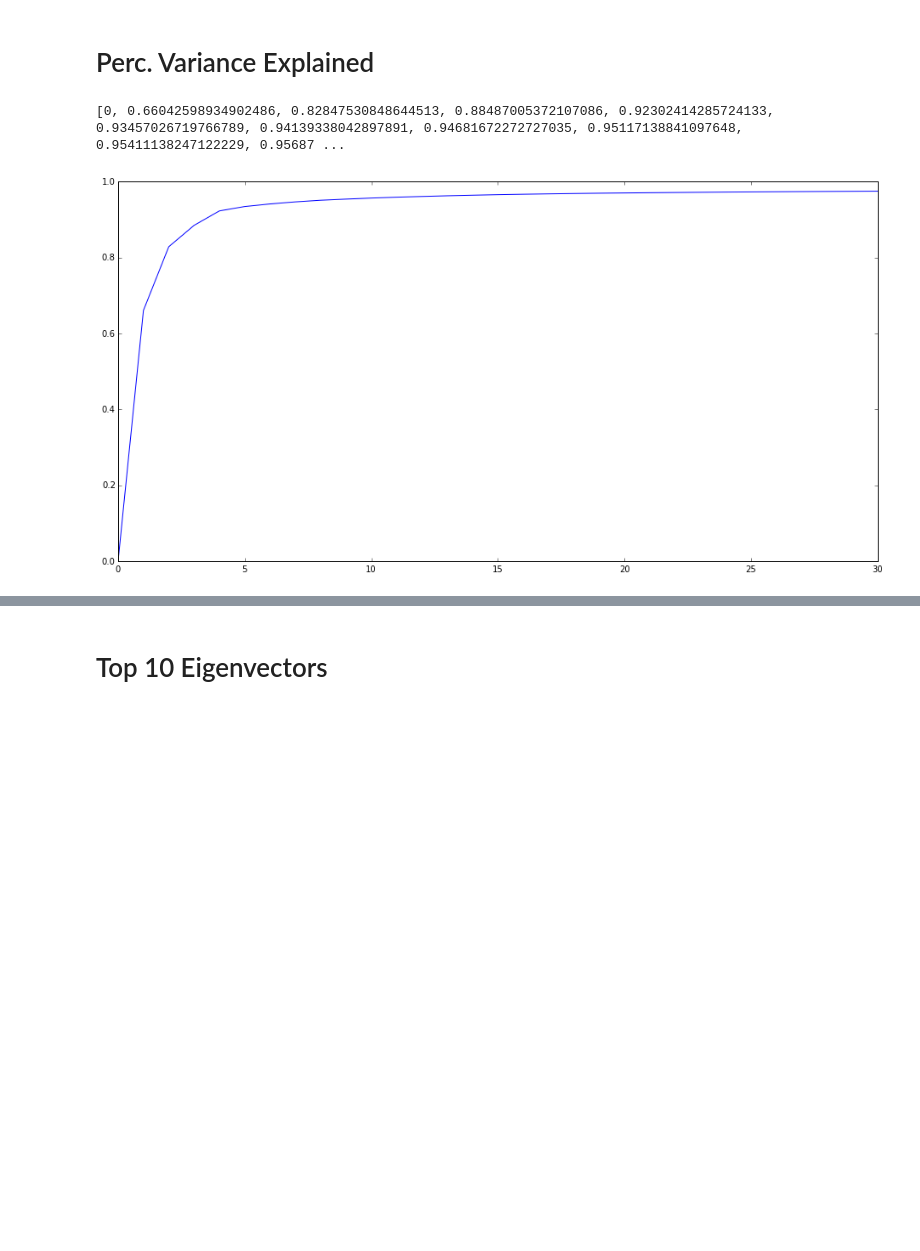
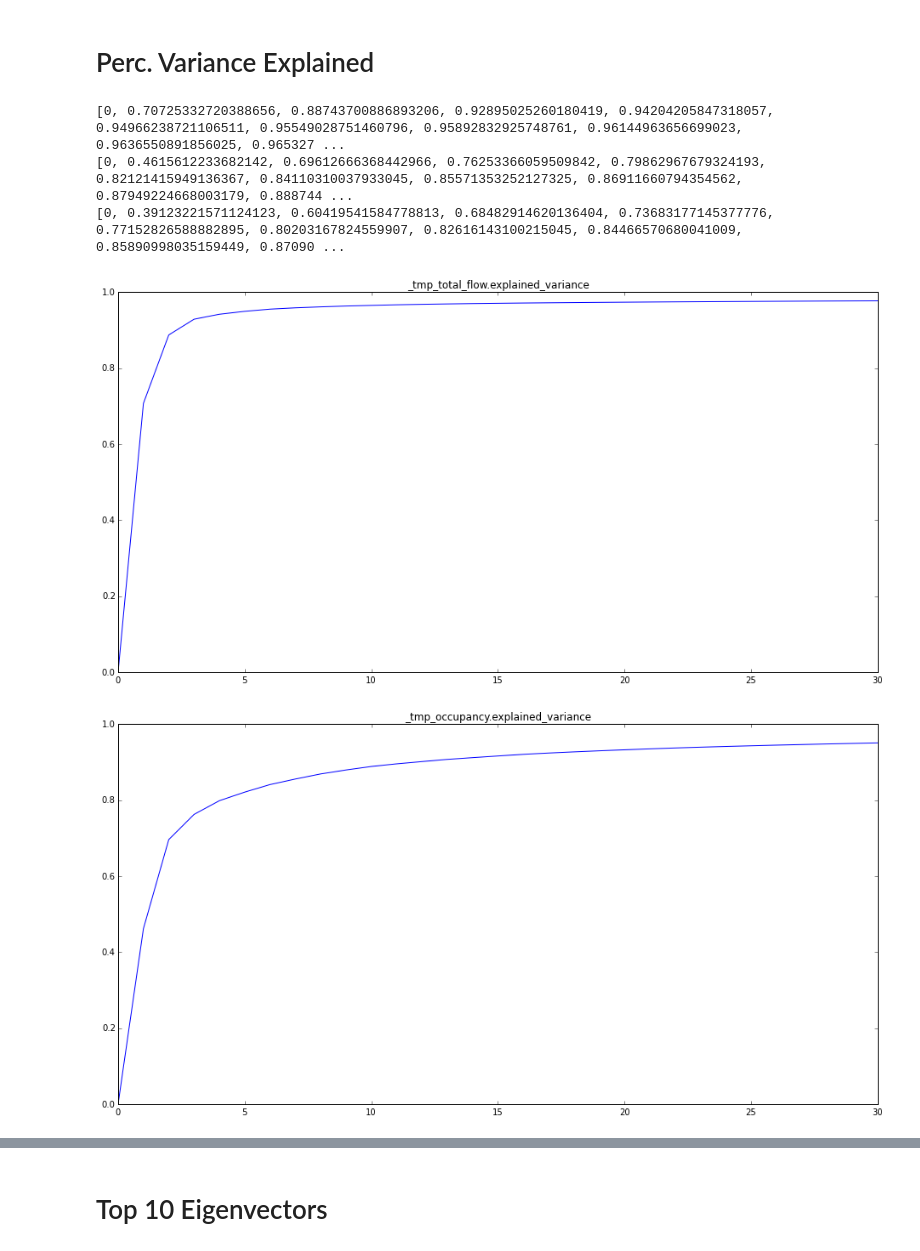
Before and after one commit to conwaywong/dse_capstone, a Jupyter notebook: ml/notebooks/SparkMLibViz.ipynb, the cells around one changed output, grey strips where cells are left out. Drawn from its saved outputs; the diff is of its cells as text; code cells hidden in the pictures; blank space fills up the shorter version.

```diff
--- a/ml/notebooks/SparkMLibViz.ipynb
+++ b/ml/notebooks/SparkMLibViz.ipynb
@@ -35,13 +33,24 @@ fig.savefig('/tmp/sample_mean_vector.pdf')
 # %% [markdown]
 # Perc. Variance Explained
-# %%
-k= 30
-m_plot_arr = ([0, ] + list(np.cumsum(m_eig_values[:k])))
-print(m_plot_arr)
-
-fig, ax= plt.subplots(figsize=(16,8))
-ax.plot(m_plot_arr)
-fig.savefig('/tmp/sample_explained_variance.pdf')
-# %% [output]
-[0, 0.66042598934902486, 0.82847530848644513, 0.88487005372107086, 0.92302414285724133, 0.93457026719766789, 0.94139338042897891, 0.94681672272727035, 0.95117138841097648, 0.95411138247122229, 0.95687 ...
-[figure, removed]
+# %%
+k= 30
+
+for p in m_file_prefixes:
+    fig, ax= plt.subplots(figsize=(16,8))
+    m_filename= p + 'eigenvalues.01_2010.csv'
+    m_eig_values= pd.read_csv(m_filename, header=None).values[0]
+    #
+    m_plot_arr = ([0, ] + list(np.cumsum(m_eig_values[:k])))
+    print(m_plot_arr)
+    ax.plot(m_plot_arr)
+    m_title= p.replace('/', '_') + 'explained_variance'
+    ax.set_title(m_title)
+    #
+    m_output_filename= p + 'explained_variance.pdf'
+    fig.savefig(m_output_filename)
+# %% [output]
+[0, 0.70725332720388656, 0.88743700886893206, 0.92895025260180419, 0.94204205847318057, 0.94966238721106511, 0.95549028751460796, 0.95892832925748761, 0.96144963656699023, 0.9636550891856025, 0.965327 ...
+[0, 0.4615612233682142, 0.69612666368442966, 0.76253366059509842, 0.79862967679324193, 0.82121415949136367, 0.84110310037933045, 0.85571353252127325, 0.86911660794354562, 0.87949224668003179, 0.888744 ...
+[0, 0.39123221571124123, 0.60419541584778813, 0.68482914620136404, 0.73683177145377776, 0.77152826588882895, 0.80203167824559907, 0.82616143100215045, 0.84466570680041009, 0.85890998035159449, 0.87090 ...
+[figure, added]
+[figure, added]
```
Also changed, not shown: parts of 9 cells of this notebook, 4 other files.
